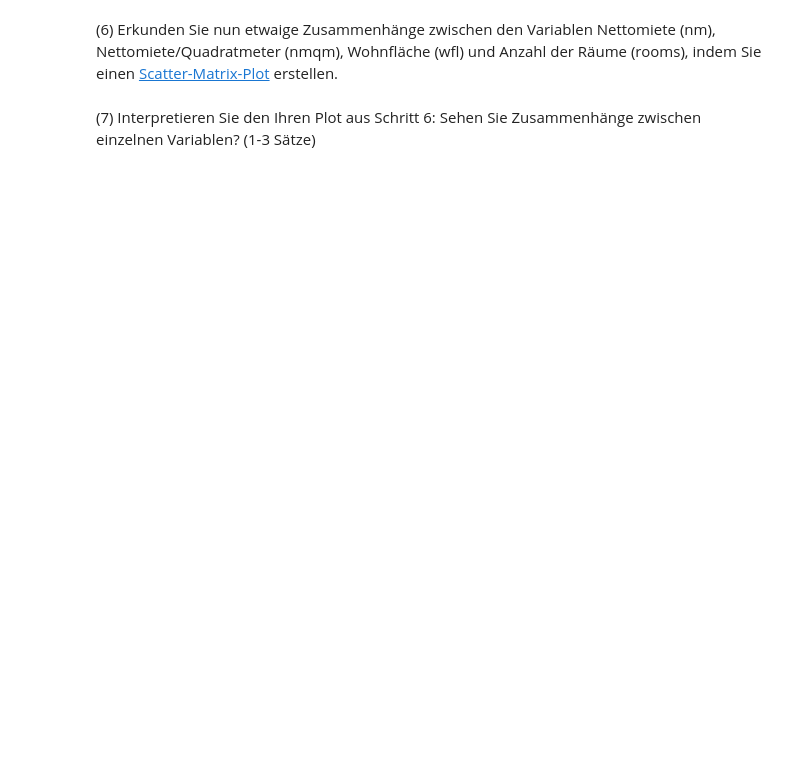
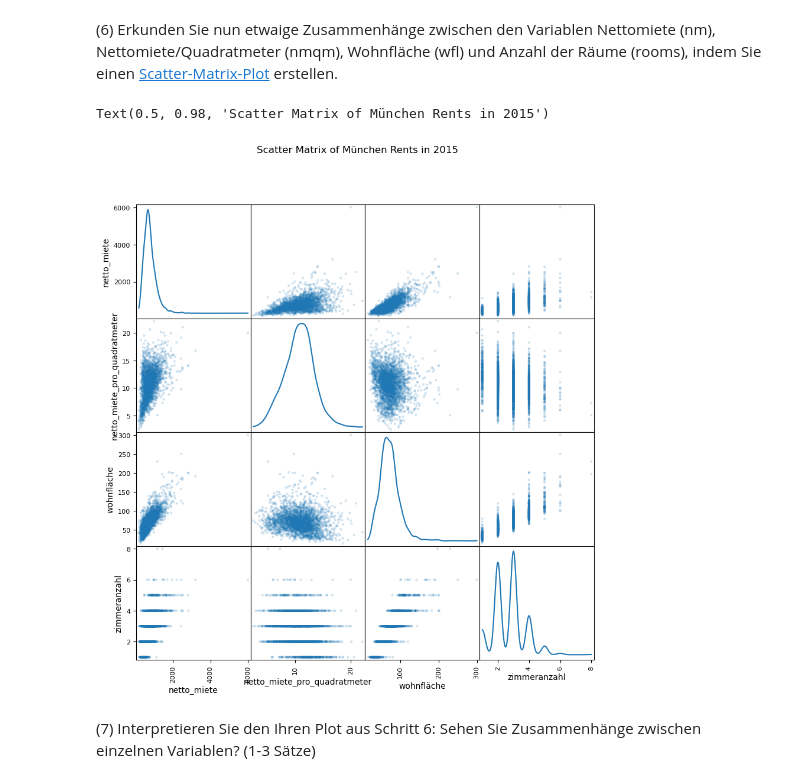
Before and after one commit to cortex359/ds.ss24, a Jupyter notebook: marine_u04/TSRI-4.ipynb, the cells around one changed output. Saved outputs shown, nothing was run; the diff lists cells and outputs as text; code cells hidden in the pictures; blank space fills up the shorter version.

Commit message:
Adds Scatter Matrix

```diff
--- a/marine_u04/TSRI-4.ipynb
+++ b/marine_u04/TSRI-4.ipynb
@@ -355,4 +357,12 @@ plt.show()
 # %% [markdown]
 (6) Erkunden Sie nun etwaige Zusammenhänge zwischen den Variablen Nettomiete (nm), Nettomiete/Quadratmeter (nmqm), Wohnfläche (wfl) und Anzahl der Räume (rooms), indem Sie einen [Scatter-Matrix-Plot](https://pandas.pydata.org/pandas-docs/stable/reference/api/pandas.plotting.scatter_matrix.html) erstellen.
+# %%
+miete_to_plot = miete[['netto_miete', 'netto_miete_pro_quadratmeter', 'wohnfläche', 'zimmeranzahl']]
+pd.plotting.scatter_matrix(miete_to_plot, alpha=0.2, figsize=(10, 10), grid=True, diagonal='kde')
+# die diagonal='kde' Option zeigt die Kernel Density Estimation auf der Diagonalen an, um die Verteilung der Daten zu visualisieren
+plt.suptitle('Scatter Matrix of München Rents in 2015')
+# %% [output]
+Text(0.5, 0.98, 'Scatter Matrix of München Rents in 2015')
+[figure, added]
 # %% [markdown]
 (7) Interpretieren Sie den Ihren Plot aus Schritt 6: Sehen Sie Zusammenhänge zwischen einzelnen Variablen? (1-3 Sätze)
```
Also changed, not shown: parts of 4 cells of this notebook.
